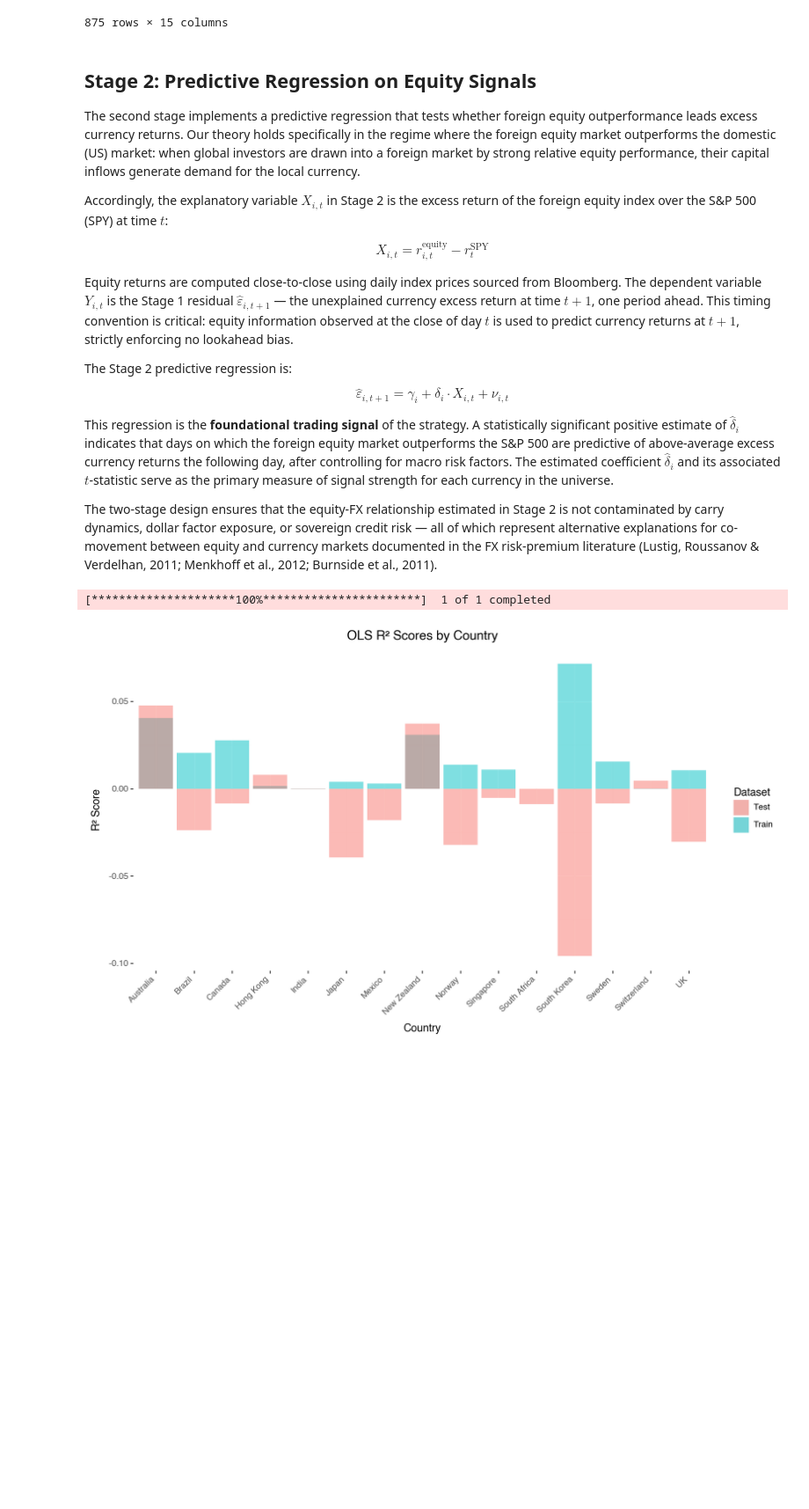
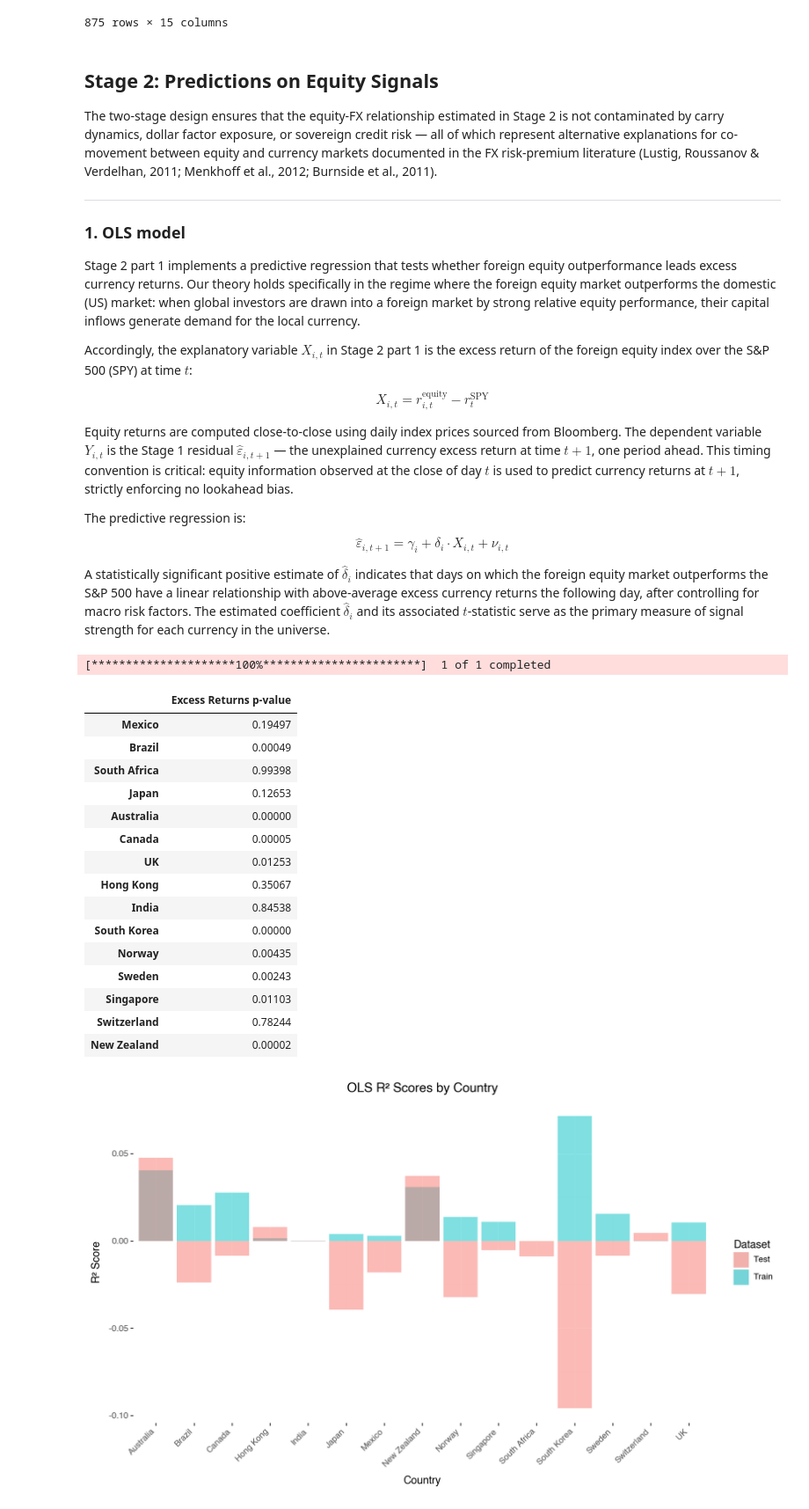
Before and after one commit to AdithSrinivasan/qts-cross-asset-fx, a Jupyter notebook: notebooks/analysis.ipynb, the cells around one changed output. Shown at 88% size. Cells and saved outputs as stored; diff of their text form; code cells hidden in the pictures; blank space fills up the shorter version.

```diff
--- a/notebooks/analysis.ipynb
+++ b/notebooks/analysis.ipynb
@@ -616,23 +621,26 @@ load_stage1_residuals()
 | 2025-12-31 | -0.004235 | 0.004590 | -0.002054 | 0.000592 | -0.001823 | 0.000276 | 0.000449 | -0.002788 | 0.003307 | -0.002623 | 0.004288 | ... |
 875 rows × 15 columns
 # %% [markdown]
-## Stage 2: Predictive Regression on Equity Signals
+## Stage 2: Predictions on Equity Signals
 
-The second stage implements a predictive regression that tests whether foreign equity outperformance leads excess currency returns. Our theory holds specifically in the regime where the foreign equity market outperforms the domestic (US) market: when global investors are drawn into a foreign market by strong relative equity performance, their capital inflows generate demand for the local currency.
+The two-stage design ensures that the equity-FX relationship estimated in Stage 2 is not contaminated by carry dynamics, dollar factor exposure, or sovereign credit risk — all of which represent alternative explanations for co-movement between equity and currency markets documented in the FX risk-premium literature (Lustig, Roussanov & Verdelhan, 2011; Menkhoff et al., 2012; Burnside et al., 2011).
 
-Accordingly, the explanatory variable $X_{i,t}$ in Stage 2 is the excess return of the foreign equity index over the S&P 500 (SPY) at time $t$:
+---
+
+### 1. OLS model
+Stage 2 part 1 implements a predictive regression that tests whether foreign equity outperformance leads excess currency returns. Our theory holds specifically in the regime where the foreign equity market outperforms the domestic (US) market: when global investors are drawn into a foreign market by strong relative equity performance, their capital inflows generate demand for the local currency.
+
+Accordingly, the explanatory variable $X_{i,t}$ in Stage 2 part 1 is the excess return of the foreign equity index over the S&P 500 (SPY) at time $t$:
 
 $$X_{i,t} = r^{\text{equity}}_{i,t} - r^{\text{SPY}}_t$$
 
 Equity returns are computed close-to-close using daily index prices sourced from Bloomberg. The dependent variable $Y_{i,t}$ is the Stage 1 residual $\hat{\varepsilon}_{i,t+1}$ — the unexplained currency excess return at time $t+1$, one period ahead. This timing convention is critical: equity information observed at the close of day $t$ is used to predict currency returns at $t+1$, strictly enforcing no lookahead bias.
 
-The Stage 2 predictive regression is:
+The predictive regression is:
 
 $$\hat{\varepsilon}_{i,t+1} = \gamma_i + \delta_i \cdot X_{i,t} + \nu_{i,t}$$
 
-This regression is the **foundational trading signal** of the strategy. A statistically significant positive estimate of $\hat{\delta}_i$ indicates that days on which the foreign equity market outperforms the S&P 500 are predictive of above-average excess currency returns the following day, after controlling for macro risk factors. The estimated coefficient $\hat{\delta}_i$ and its associated $t$-statistic serve as the primary measure of signal strength for each currency in the universe.
-
-The two-stage design ensures that the equity-FX relationship estimated in Stage 2 is not contaminated by carry dynamics, dollar factor exposure, or sovereign credit risk — all of which represent alternative explanations for co-movement between equity and currency markets documented in the FX risk-premium literature (Lustig, Roussanov & Verdelhan, 2011; Menkhoff et al., 2012; Burnside et al., 2011).
+A statistically significant positive estimate of $\hat{\delta}_i$ indicates that days on which the foreign equity market outperforms the S&P 500 have a linear relationship with above-average excess currency returns the following day, after controlling for macro risk factors. The estimated coefficient $\hat{\delta}_i$ and its associated $t$-statistic serve as the primary measure of signal strength for each currency in the universe.
 # %%
 (
 ols_train_r2s,
@@ -644,6 +653,25 @@ ols_test_thresholds,
 ) = train_OLS()
 # %% [output]
 [*********************100%***********************]  1 of 1 completed
+# %%
+pvalues.round(5)
+# %% [output]
+|  | Excess Returns p-value |
+| Mexico | 0.19497 |
+| Brazil | 0.00049 |
+| South Africa | 0.99398 |
+| Japan | 0.12653 |
+| Australia | 0.00000 |
+| Canada | 0.00005 |
+| UK | 0.01253 |
+| Hong Kong | 0.35067 |
+| India | 0.84538 |
+| South Korea | 0.00000 |
+| Norway | 0.00435 |
+| Sweden | 0.00243 |
+| Singapore | 0.01103 |
+| Switzerland | 0.78244 |
+| New Zealand | 0.00002 |
 # %%
 display(display_r2s(ols_train_r2s, ols_test_r2s, model="OLS"))
 # %% [output]
```
Also changed, not shown: parts of 12 cells of this notebook, 1 other file.
